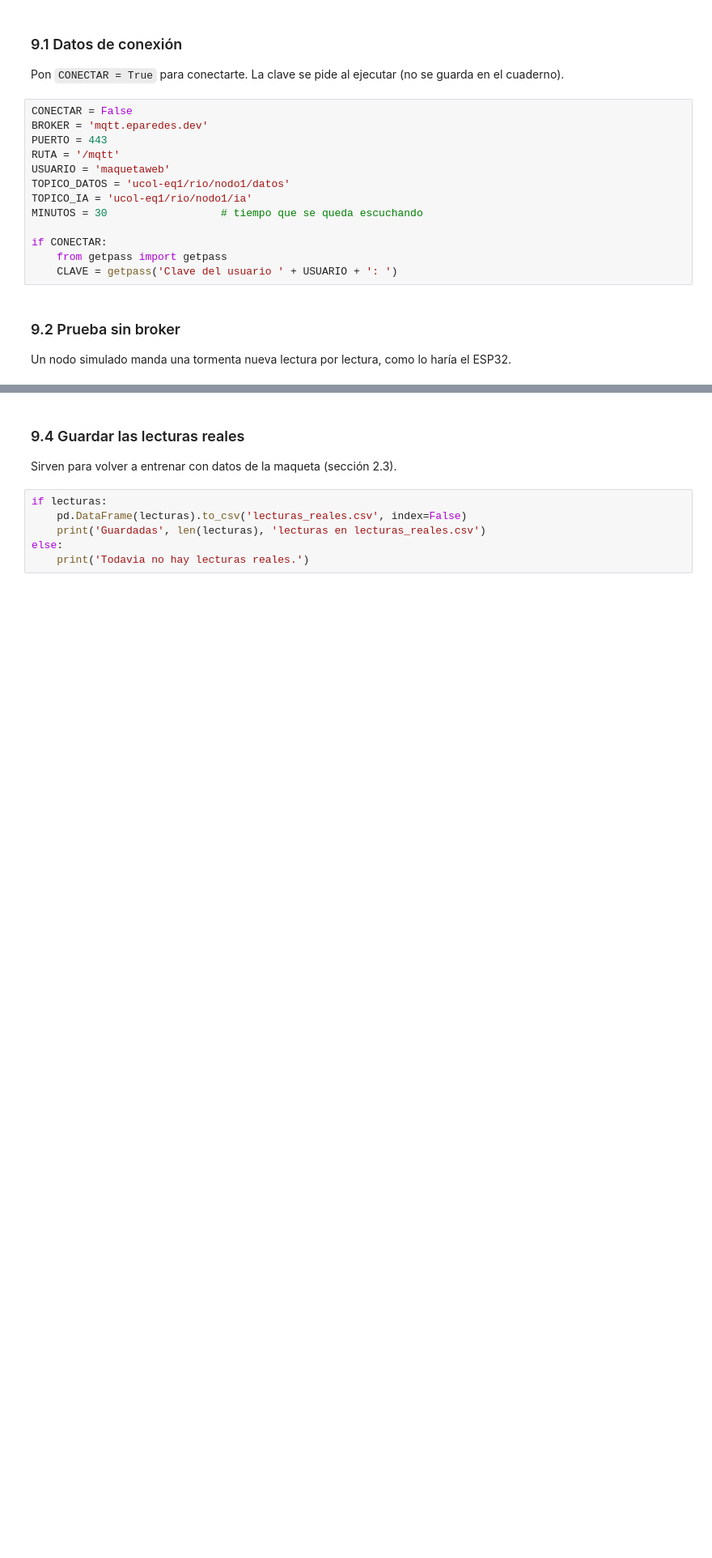
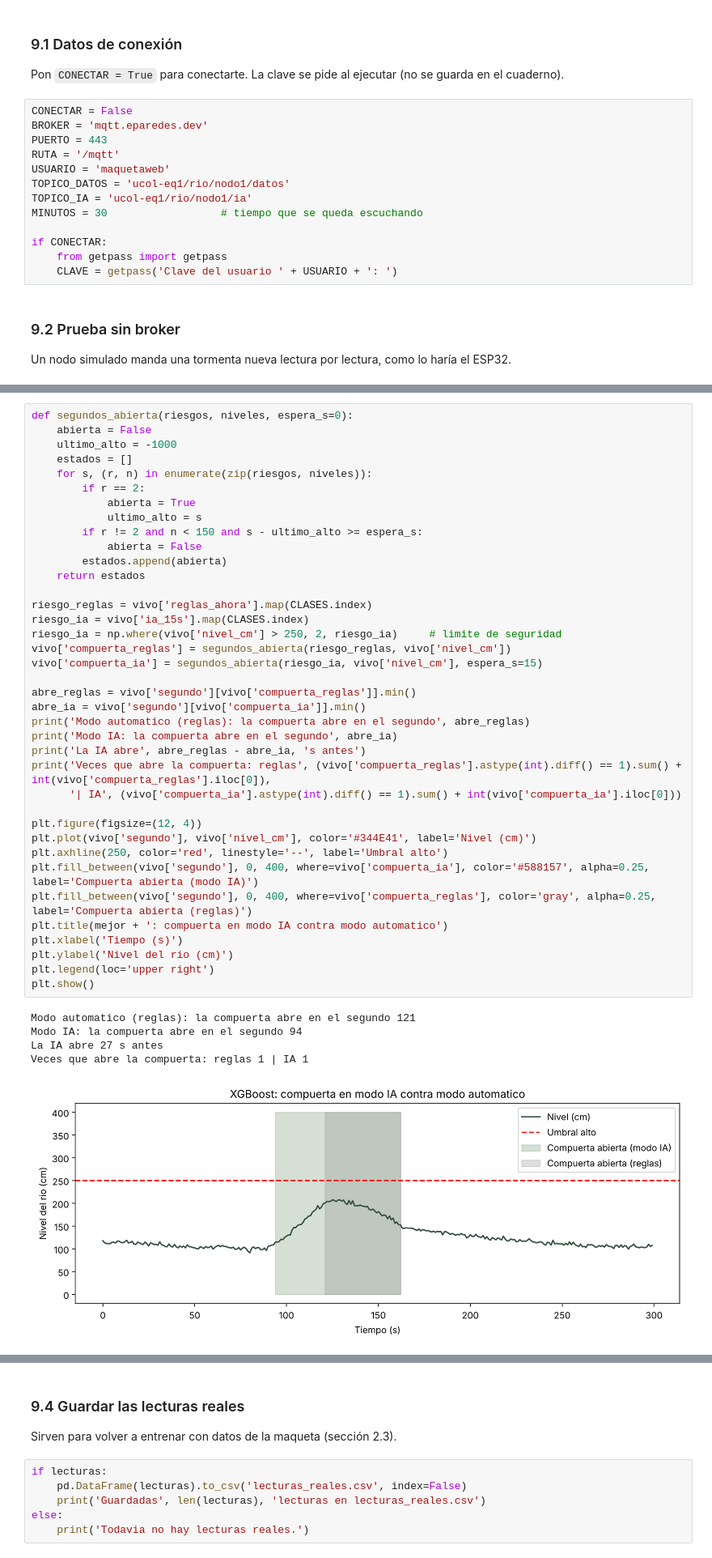
Before and after one commit to 1Asem7/maqueta-rio-tablero, a Jupyter notebook: ia/Proyecto_IA_Nodo_Rio.ipynb, the cells around one changed output, grey strips where cells are left out. Shown at 81% size. Saved outputs shown, nothing was run; the diff lists cells and outputs as text; blank space fills up the shorter version.

```diff
--- a/ia/Proyecto_IA_Nodo_Rio.ipynb
+++ b/ia/Proyecto_IA_Nodo_Rio.ipynb
@@ -859,0 +877,44 @@ vivo[vivo['ia_15s'].map(CLASES.index) > vivo['reglas_ahora'].map(CLASES.index)].
+# %%
+def segundos_abierta(riesgos, niveles, espera_s=0):
+    abierta = False
+    ultimo_alto = -1000
+    estados = []
+    for s, (r, n) in enumerate(zip(riesgos, niveles)):
+        if r == 2:
+            abierta = True
+            ultimo_alto = s
+        if r != 2 and n < 150 and s - ultimo_alto >= espera_s:
+            abierta = False
+        estados.append(abierta)
+    return estados
+
+riesgo_reglas = vivo['reglas_ahora'].map(CLASES.index)
+riesgo_ia = vivo['ia_15s'].map(CLASES.index)
+riesgo_ia = np.where(vivo['nivel_cm'] > 250, 2, riesgo_ia)     # limite de seguridad
+vivo['compuerta_reglas'] = segundos_abierta(riesgo_reglas, vivo['nivel_cm'])
+vivo['compuerta_ia'] = segundos_abierta(riesgo_ia, vivo['nivel_cm'], espera_s=15)
+
+abre_reglas = vivo['segundo'][vivo['compuerta_reglas']].min()
+abre_ia = vivo['segundo'][vivo['compuerta_ia']].min()
+print('Modo automatico (reglas): la compuerta abre en el segundo', abre_reglas)
+print('Modo IA: la compuerta abre en el segundo', abre_ia)
+print('La IA abre', abre_reglas - abre_ia, 's antes')
+print('Veces que abre la compuerta: reglas', (vivo['compuerta_reglas'].astype(int).diff() == 1).sum() + int(vivo['compuerta_reglas'].iloc[0]),
+      '| IA', (vivo['compuerta_ia'].astype(int).diff() == 1).sum() + int(vivo['compuerta_ia'].iloc[0]))
+
+plt.figure(figsize=(12, 4))
+plt.plot(vivo['segundo'], vivo['nivel_cm'], color='#344E41', label='Nivel (cm)')
+plt.axhline(250, color='red', linestyle='--', label='Umbral alto')
+plt.fill_between(vivo['segundo'], 0, 400, where=vivo['compuerta_ia'], color='#588157', alpha=0.25, label='Compuerta abierta (modo IA)')
+plt.fill_between(vivo['segundo'], 0, 400, where=vivo['compuerta_reglas'], color='gray', alpha=0.25, label='Compuerta abierta (reglas)')
+plt.title(mejor + ': compuerta en modo IA contra modo automatico')
+plt.xlabel('Tiempo (s)')
+plt.ylabel('Nivel del rio (cm)')
+plt.legend(loc='upper right')
+plt.show()
+# %% [output]
+Modo automatico (reglas): la compuerta abre en el segundo 121
+Modo IA: la compuerta abre en el segundo 94
+La IA abre 27 s antes
+Veces que abre la compuerta: reglas 1 | IA 1
+[figure, added]
```
Also changed, not shown: parts of 32 cells of this notebook, 10 other files.
